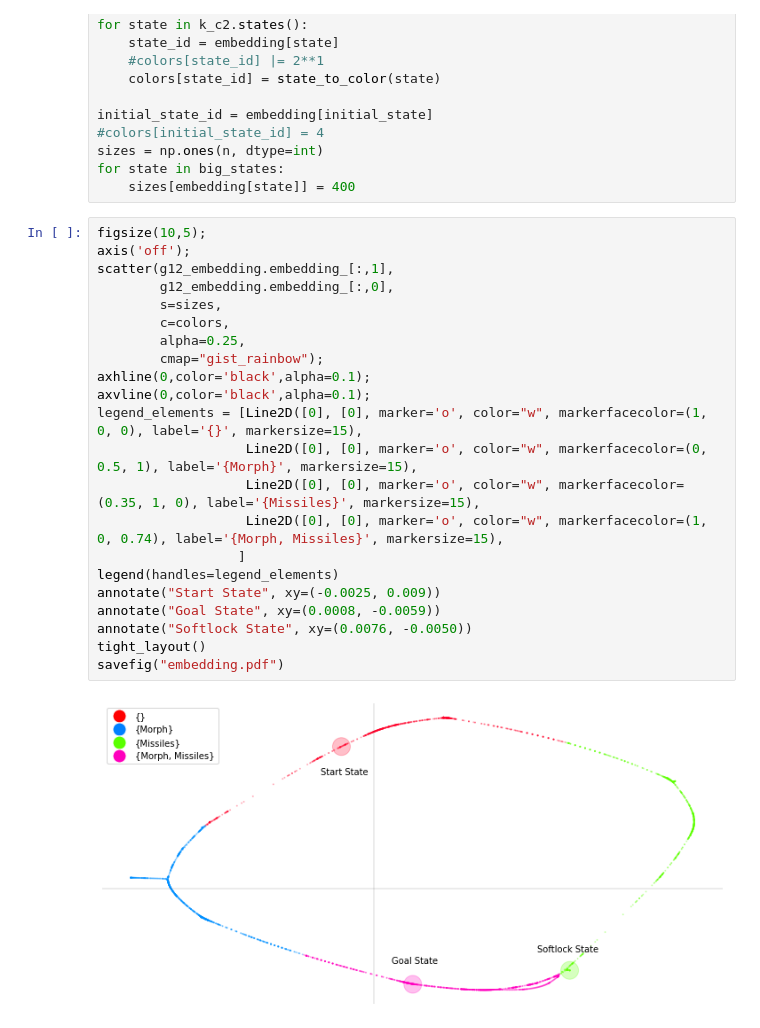
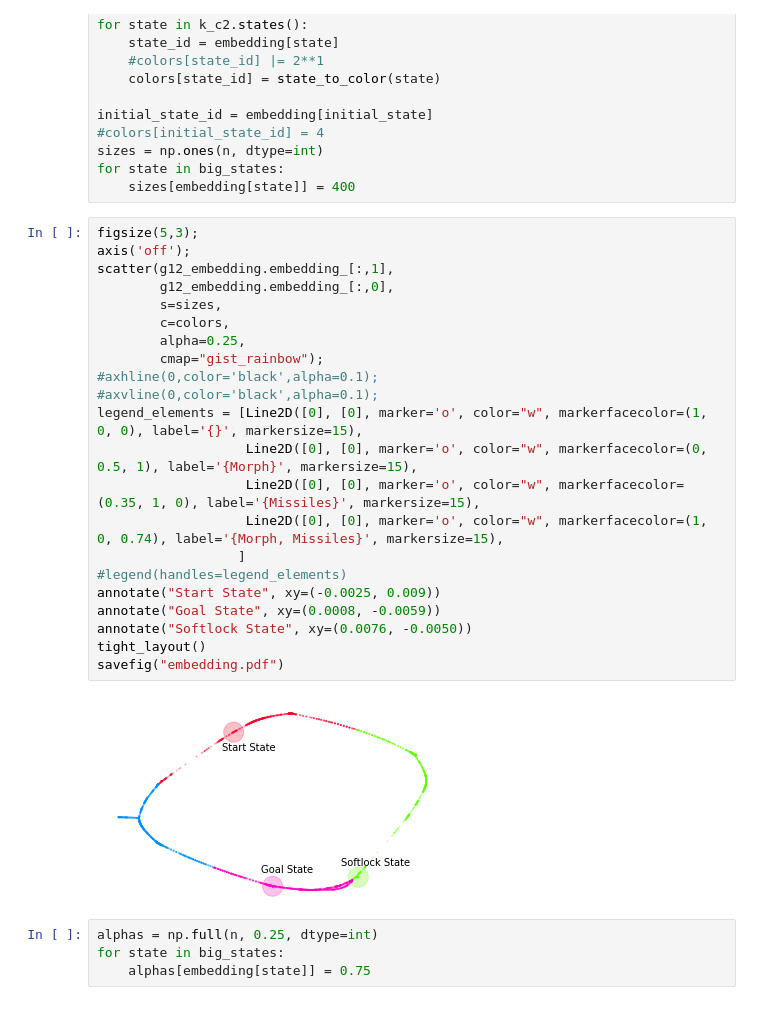
Before and after one commit to aremath/sm_rando, a Jupyter notebook: world_rando/state_graphs.ipynb, the cells around one changed output. Drawn from its saved outputs; the diff is of its cells as text.

```diff
--- a/world_rando/state_graphs.ipynb
+++ b/world_rando/state_graphs.ipynb
@@ -189,26 +187,30 @@ sizes = np.ones(n, dtype=int)
 for state in big_states:
     sizes[embedding[state]] = 400
 # %%
-figsize(10,5);
+figsize(5,3);
 axis('off');
 scatter(g12_embedding.embedding_[:,1],
         g12_embedding.embedding_[:,0],
         s=sizes,
         c=colors,
         alpha=0.25,
         cmap="gist_rainbow");
-axhline(0,color='black',alpha=0.1);
-axvline(0,color='black',alpha=0.1);
+#axhline(0,color='black',alpha=0.1);
+#axvline(0,color='black',alpha=0.1);
 legend_elements = [Line2D([0], [0], marker='o', color="w", markerfacecolor=(1, 0, 0), label='{}', markersize=15),
                    Line2D([0], [0], marker='o', color="w", markerfacecolor=(0, 0.5, 1), label='{Morph}', markersize=15),
                    Line2D([0], [0], marker='o', color="w", markerfacecolor=(0.35, 1, 0), label='{Missiles}', markersize=15),
                    Line2D([0], [0], marker='o', color="w", markerfacecolor=(1, 0, 0.74), label='{Morph, Missiles}', markersize=15),
                   ]
-legend(handles=legend_elements)
+#legend(handles=legend_elements)
 annotate("Start State", xy=(-0.0025, 0.009))
 annotate("Goal State", xy=(0.0008, -0.0059))
 annotate("Softlock State", xy=(0.0076, -0.0050))
 tight_layout()
 savefig("embedding.pdf")
 # %% [output]
-[figure, old version]
+[figure, new version]
+# %%
+alphas = np.full(n, 0.25, dtype=int)
+for state in big_states:
+    alphas[embedding[state]] = 0.75
```
Also changed, not shown: parts of 7 cells of this notebook, 4 other files.
